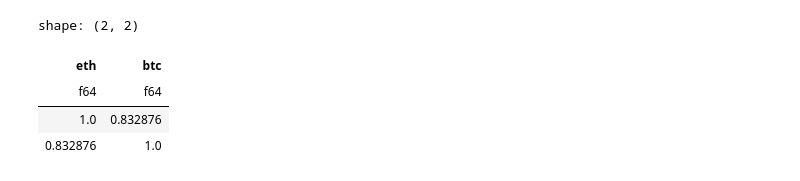
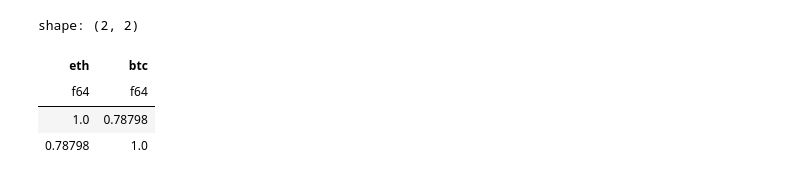
Before and after one commit to 1995parham-goodies/binance-client, a Jupyter notebook: polars.ipynb, the cells around one changed output. Cells and saved outputs as stored; diff of their text form; code cells hidden in the pictures.

```diff
--- a/polars.ipynb
+++ b/polars.ipynb
@@ -110,16 +111,16 @@ shape: (8_329_891, 9)
 | 2024-02-06 09:57:20.078 | 3.9384e12 | 2334.28 | 38.894 | 2334.29 | 39.623 | 2024-02-06 09:57:20.084 | ... |
 | 2024-02-06 09:57:56.392 | 3.9384e12 | 2333.51 | 7.978 | 2333.52 | 41.615 | 2024-02-06 09:57:56.397 | ... |
 # %%
-df_btc_group_by_timestamp = df_btc_group_by_timestamp.with_columns(shifted_transaction_time=pl.col("transaction_time"))
+df_btc_group_by_timestamp = df_btc_group_by_timestamp.with_columns(shifted_transaction_time=pl.col("transaction_time") - datetime.timedelta(minutes=5))
 eth_and_btc = df_eth_group_by_timestamp.join(df_btc_group_by_timestamp, left_on="transaction_time", right_on="shifted_transaction_time")[['best_bid_price', 'best_bid_price_right']]
 eth_and_btc = eth_and_btc.rename({
     'best_bid_price': 'eth',
     'best_bid_price_right': 'btc',
 })
 eth_and_btc.corr()
 # %% [output]
 shape: (2, 2)
 | eth | btc |
 | f64 | f64 |
-| 1.0 | 0.832876 |
-| 0.832876 | 1.0 |
+| 1.0 | 0.78798 |
+| 0.78798 | 1.0 |
```
Also changed, not shown: parts of 1 cell of this notebook.
